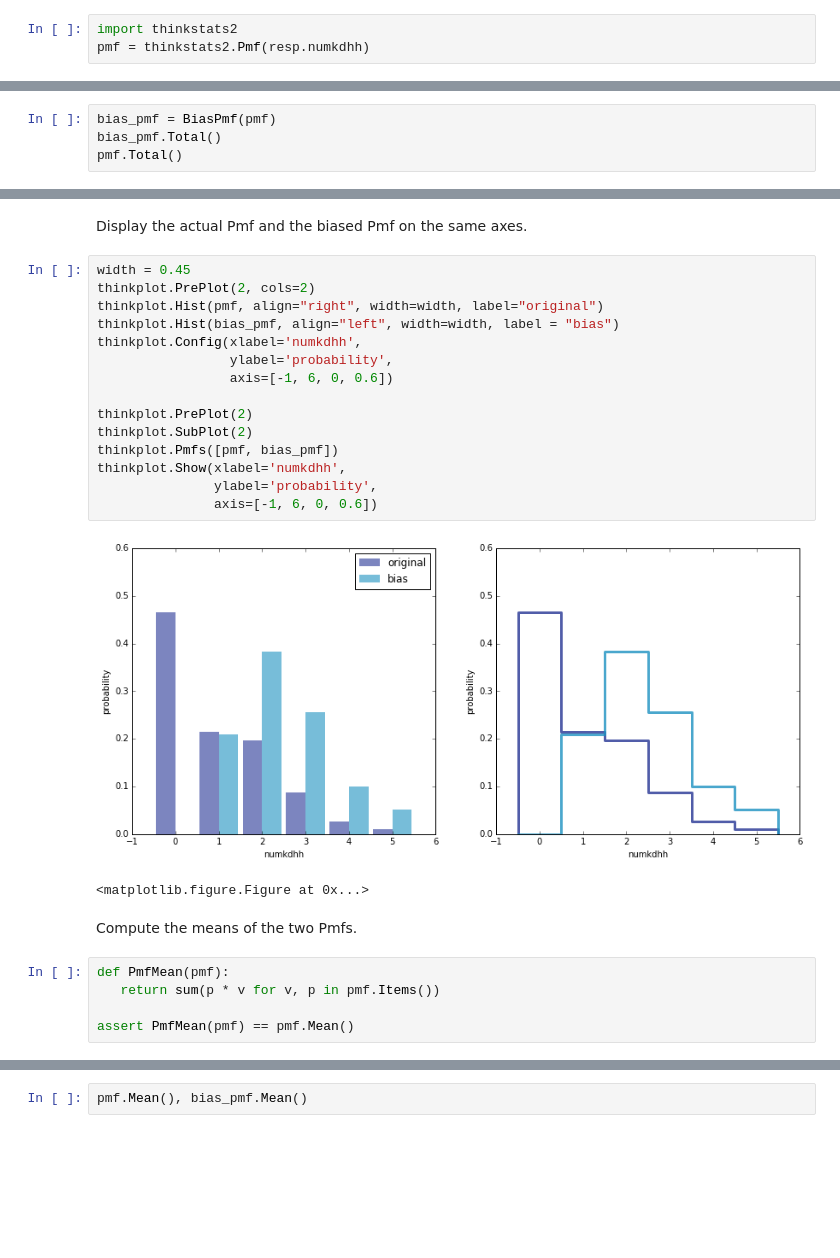
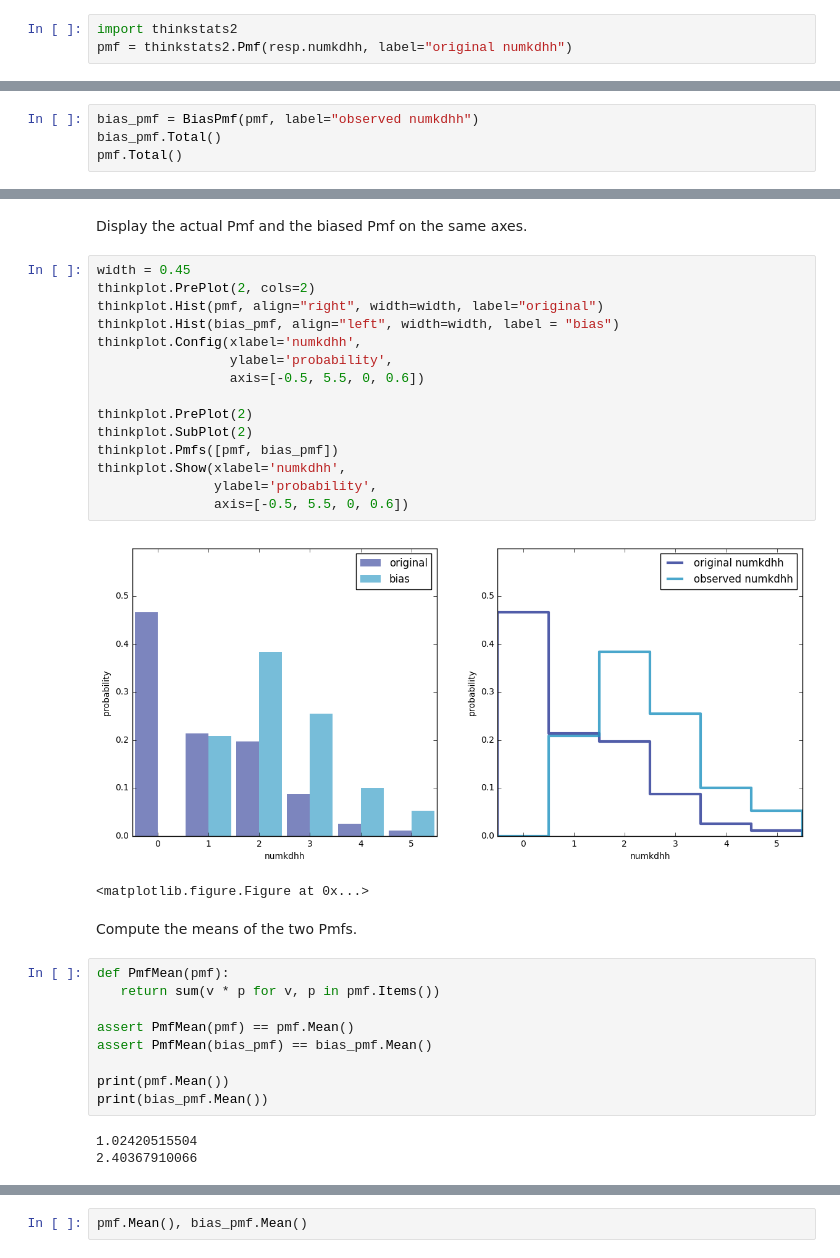
Before and after one commit to wlodekb/ThinkStats2, a Jupyter notebook: code/chap03ex.ipynb, the cells around one changed output, grey strips where cells are left out. Drawn from its saved outputs; the diff is of its cells as text; blank space fills up the shorter version.

```diff
--- a/code/chap03ex.ipynb
+++ b/code/chap03ex.ipynb
@@ -12,7 +12,7 @@ resp = chap01soln.ReadFemResp()
 Make a PMF of <tt>numkdhh</tt>, the number of children under 18 in the respondent's household.
 # %%
 import thinkstats2
-pmf = thinkstats2.Pmf(resp.numkdhh)
+pmf = thinkstats2.Pmf(resp.numkdhh, label="original numkdhh")
 # %% [markdown]
 Display the PMF.
 # %%
@@ -51,7 +52,7 @@ def BiasPmf(pmf, label=''):
 # %% [markdown]
 Make a the biased Pmf of children in the household, as observed if you surveyed the children instead of the respondents.
 # %%
-bias_pmf = BiasPmf(pmf)
+bias_pmf = BiasPmf(pmf, label="observed numkdhh")
 bias_pmf.Total()
 pmf.Total()
 # %% [output]
@@ -61,28 +62,35 @@ Display the actual Pmf and the biased Pmf on the same axes.
 # %%
 width = 0.45
 thinkplot.PrePlot(2, cols=2)
 thinkplot.Hist(pmf, align="right", width=width, label="original")
 thinkplot.Hist(bias_pmf, align="left", width=width, label = "bias")
 thinkplot.Config(xlabel='numkdhh',
                  ylabel='probability',
-                 axis=[-1, 6, 0, 0.6])
+                 axis=[-0.5, 5.5, 0, 0.6])
 
 thinkplot.PrePlot(2)
 thinkplot.SubPlot(2)
 thinkplot.Pmfs([pmf, bias_pmf])
 thinkplot.Show(xlabel='numkdhh',
                ylabel='probability',
-               axis=[-1, 6, 0, 0.6])
+               axis=[-0.5, 5.5, 0, 0.6])
 # %% [output]
-[figure, old version]
+[figure, new version]
 <matplotlib.figure.Figure at 0x...>
 # %% [markdown]
 Compute the means of the two Pmfs.
 # %%
 def PmfMean(pmf):
-   return sum(p * v for v, p in pmf.Items())
+   return sum(v * p for v, p in pmf.Items())
 
 assert PmfMean(pmf) == pmf.Mean()
+assert PmfMean(bias_pmf) == bias_pmf.Mean()
+
+print(pmf.Mean())
+print(bias_pmf.Mean())
+# %% [output]
+1.02420515504
+2.40367910066
 # %%
 def PmfVar(pmf):
     m = PmfMean(pmf)
```
Also changed, not shown: parts of 3 cells of this notebook, 1 other file.
